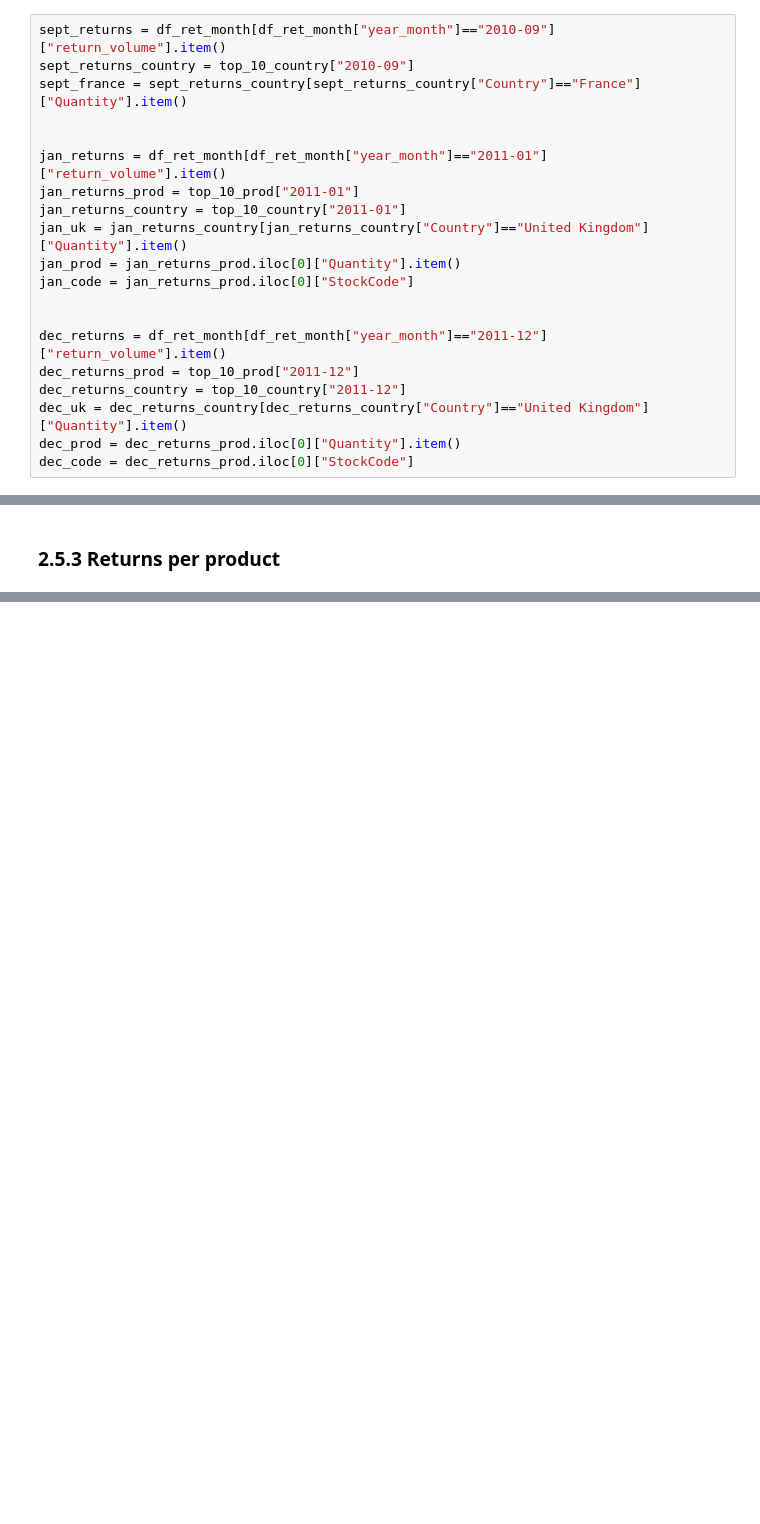
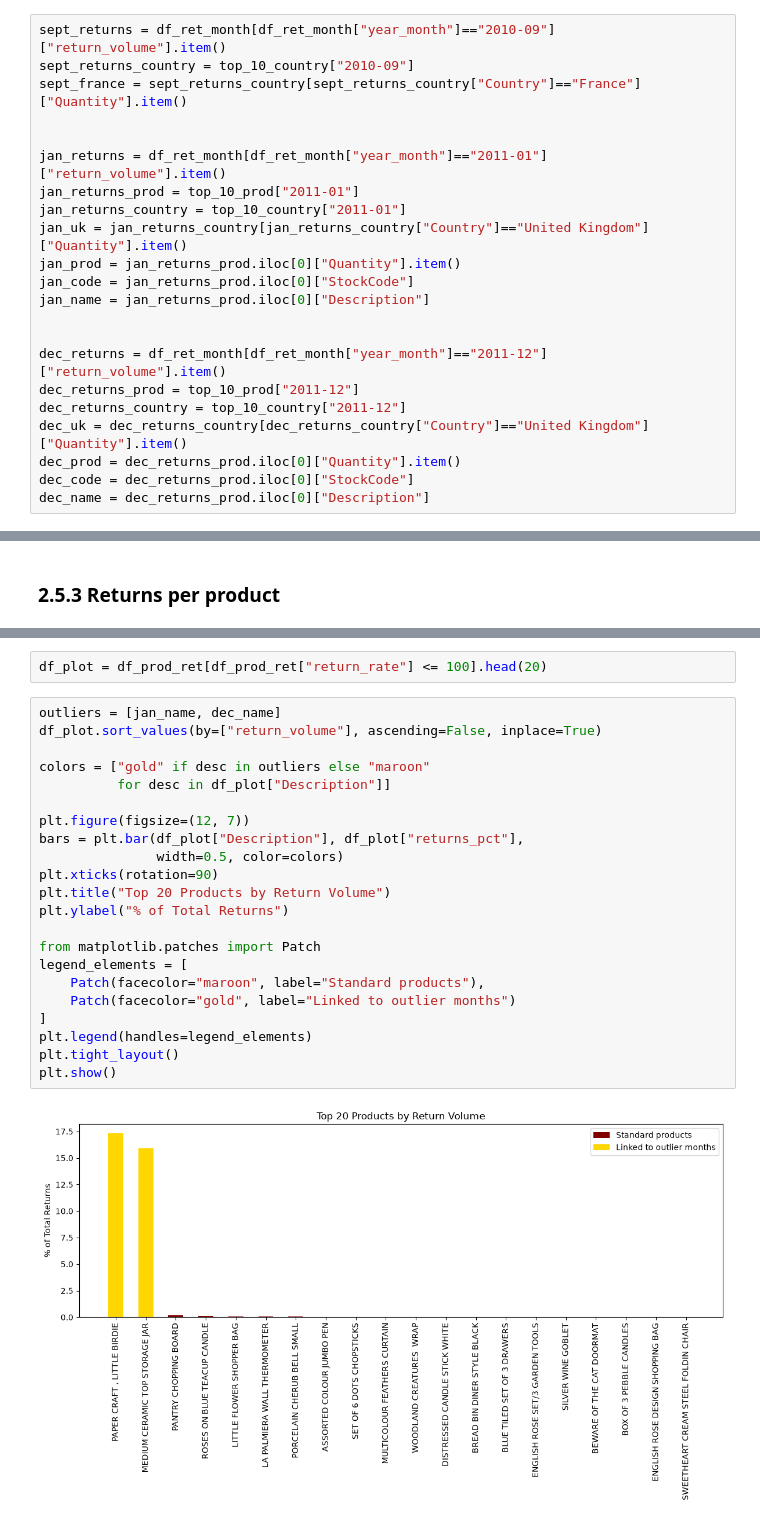
Before and after one commit to Sara-Munafo/retail-sales-analysis, a Jupyter notebook: notebooks/02_business_analysis.ipynb, the cells around one changed output, grey strips where cells are left out. Saved outputs shown, nothing was run; the diff lists cells and outputs as text; blank space fills up the shorter version.

```diff
--- a/notebooks/02_business_analysis.ipynb
+++ b/notebooks/02_business_analysis.ipynb
@@ -774,6 +774,7 @@ jan_returns_country = top_10_country["2011-01"]
 jan_uk = jan_returns_country[jan_returns_country["Country"]=="United Kingdom"]["Quantity"].item()
 jan_prod = jan_returns_prod.iloc[0]["Quantity"].item()
 jan_code = jan_returns_prod.iloc[0]["StockCode"]
+jan_name = jan_returns_prod.iloc[0]["Description"]
 
 
 dec_returns = df_ret_month[df_ret_month["year_month"]=="2011-12"]["return_volume"].item()
@@ -782,6 +783,7 @@ dec_returns_country = top_10_country["2011-12"]
 dec_uk = dec_returns_country[dec_returns_country["Country"]=="United Kingdom"]["Quantity"].item()
 dec_prod = dec_returns_prod.iloc[0]["Quantity"].item()
 dec_code = dec_returns_prod.iloc[0]["StockCode"]
+dec_name = dec_returns_prod.iloc[0]["Description"]
 # %%
 print(f"SEPTEMBER 2010:\nTotal returns: {sept_returns}\nReturns from France: {sept_france} ({sept_france/sept_returns*100:.2f}% of total returns).\n")
 print(f"JANUARY 2011:\nTotal returns: {jan_returns}\nReturns from UK: {jan_uk} ({jan_uk/jan_returns*100:.2f}% of total returns).\nReturns of product {jan_code}: {jan_prod} ({jan_prod/jan_returns*100:.2f}% of total returns.)\n")
@@ -979,0 +1034,26 @@ for _, row in df_country_nopeaks.iterrows():
+# %%
+df_plot = df_prod_ret[df_prod_ret["return_rate"] <= 100].head(20)
+# %%
+outliers = [jan_name, dec_name]
+df_plot.sort_values(by=["return_volume"], ascending=False, inplace=True)
+
+colors = ["gold" if desc in outliers else "maroon"
+          for desc in df_plot["Description"]]
+
+plt.figure(figsize=(12, 7))
+bars = plt.bar(df_plot["Description"], df_plot["returns_pct"],
+               width=0.5, color=colors)
+plt.xticks(rotation=90)
+plt.title("Top 20 Products by Return Volume")
+plt.ylabel("% of Total Returns")
+
+from matplotlib.patches import Patch
+legend_elements = [
+    Patch(facecolor="maroon", label="Standard products"),
+    Patch(facecolor="gold", label="Linked to outlier months")
+]
+plt.legend(handles=legend_elements)
+plt.tight_layout()
+plt.show()
+# %% [output]
+[figure, added]
```
Also changed, not shown: parts of 19 cells of this notebook.
